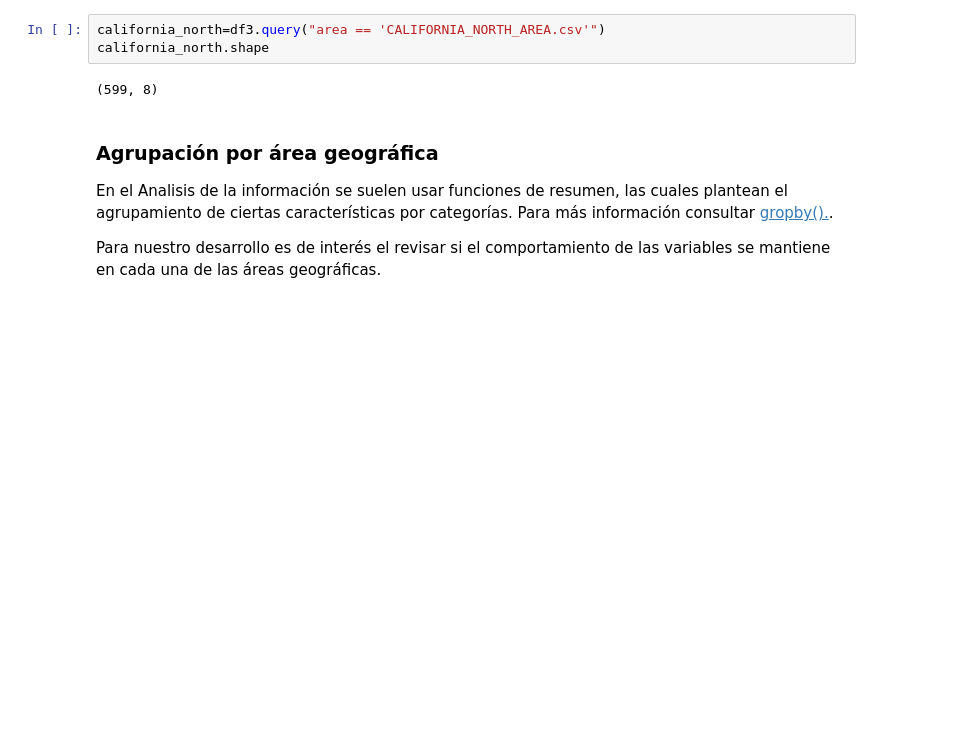
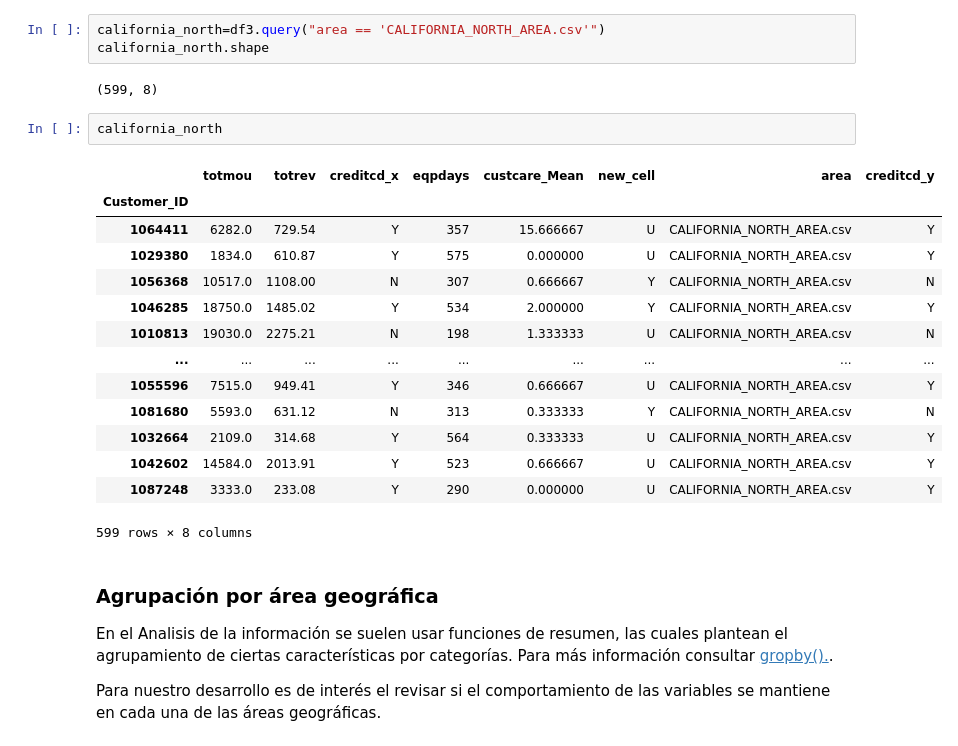
Before and after one commit to jazaineam1/Diplomado_ucentral_ME, a Jupyter notebook: Cuadernos/M1_Clase_3_Manipulación_de_datos_en_Python.ipynb, the cells around one changed output. Drawn from its saved outputs; the diff is of its cells as text; blank space fills up the shorter version.

```diff
--- a/Cuadernos/M1_Clase_3_Manipulación_de_datos_en_Python.ipynb
+++ b/Cuadernos/M1_Clase_3_Manipulación_de_datos_en_Python.ipynb
@@ -791,6 +847,23 @@ california_north=df3.query("area == 'CALIFORNIA_NORTH_AREA.csv'")
 california_north.shape
 # %% [output]
 (599, 8)
+# %%
+california_north
+# %% [output]
+|  | totmou | totrev | creditcd_x | eqpdays | custcare_Mean | new_cell | area | creditcd_y |
+| Customer_ID |  |  |  |  |  |  |  |  |
+| 1064411 | 6282.0 | 729.54 | Y | 357 | 15.666667 | U | CALIFORNIA_NORTH_AREA.csv | Y |
+| 1029380 | 1834.0 | 610.87 | Y | 575 | 0.000000 | U | CALIFORNIA_NORTH_AREA.csv | Y |
+| 1056368 | 10517.0 | 1108.00 | N | 307 | 0.666667 | Y | CALIFORNIA_NORTH_AREA.csv | N |
+| 1046285 | 18750.0 | 1485.02 | Y | 534 | 2.000000 | Y | CALIFORNIA_NORTH_AREA.csv | Y |
+| 1010813 | 19030.0 | 2275.21 | N | 198 | 1.333333 | U | CALIFORNIA_NORTH_AREA.csv | N |
+| ... | ... | ... | ... | ... | ... | ... | ... | ... |
+| 1055596 | 7515.0 | 949.41 | Y | 346 | 0.666667 | U | CALIFORNIA_NORTH_AREA.csv | Y |
+| 1081680 | 5593.0 | 631.12 | N | 313 | 0.333333 | Y | CALIFORNIA_NORTH_AREA.csv | N |
+| 1032664 | 2109.0 | 314.68 | Y | 564 | 0.333333 | U | CALIFORNIA_NORTH_AREA.csv | Y |
+| 1042602 | 14584.0 | 2013.91 | Y | 523 | 0.666667 | U | CALIFORNIA_NORTH_AREA.csv | Y |
+| 1087248 | 3333.0 | 233.08 | Y | 290 | 0.000000 | U | CALIFORNIA_NORTH_AREA.csv | Y |
+599 rows × 8 columns
 # %% [markdown]
 ### Agrupación por área geográfica
 
```
Also changed, not shown: parts of 13 cells of this notebook.
